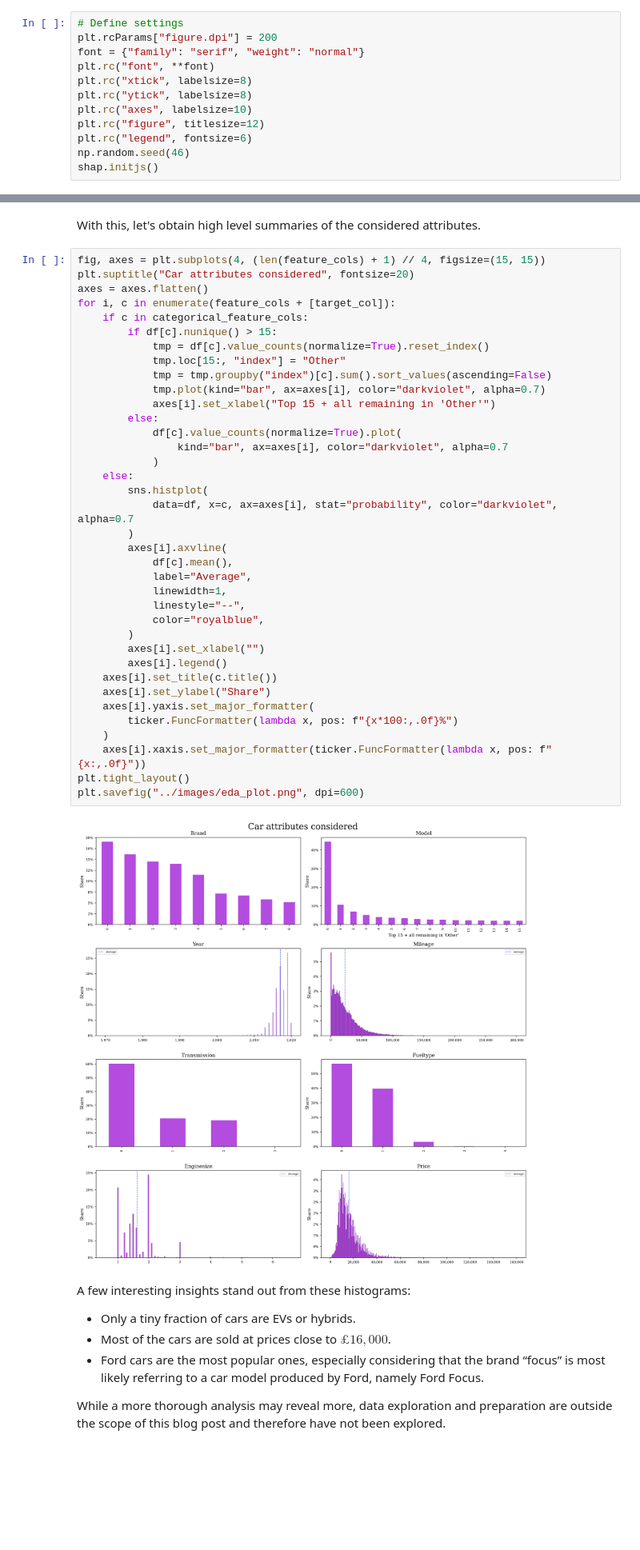
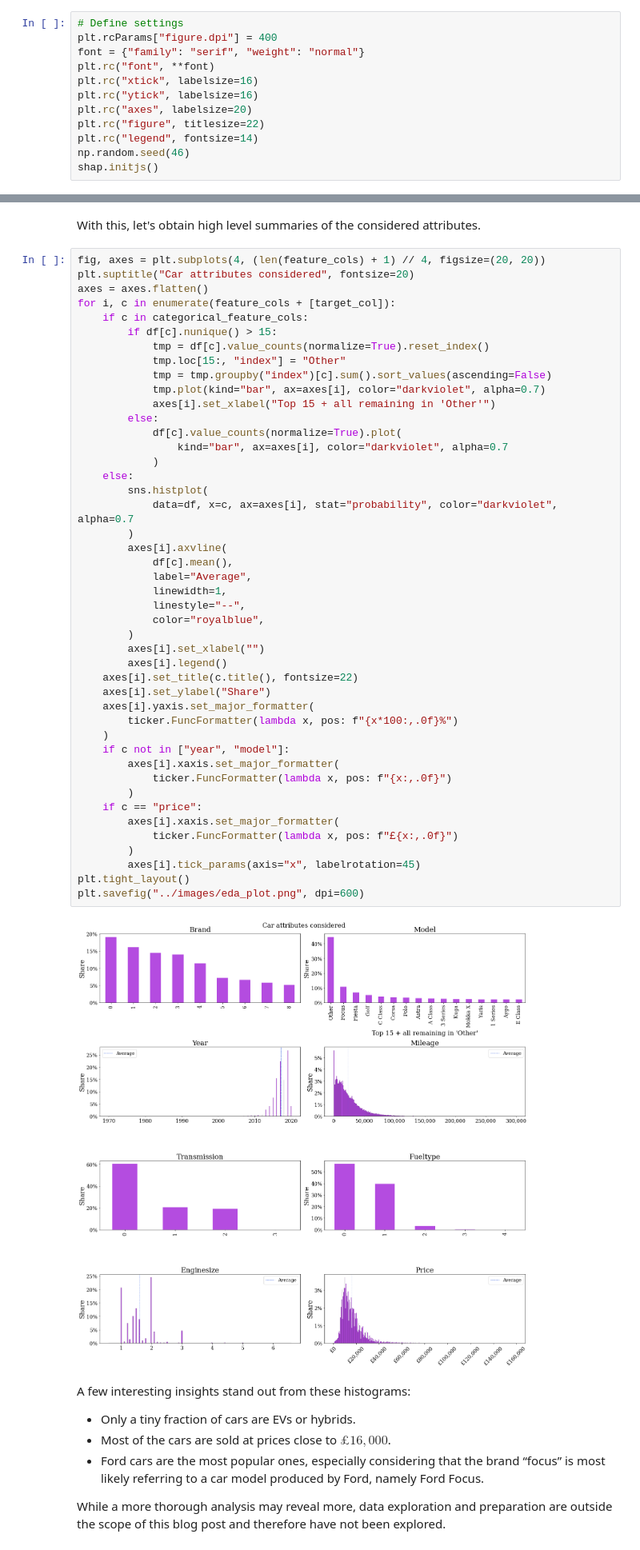
Before and after one commit to calyptis/LeafSim, a Jupyter notebook: notebooks/LeafSim.ipynb, the cells around one changed output, grey strips where cells are left out. Shown at 80% size. Cells and saved outputs as stored; diff of their text form; blank space fills up the shorter version.

```diff
--- a/notebooks/LeafSim.ipynb
+++ b/notebooks/LeafSim.ipynb
@@ -56,13 +85,13 @@ from src.utils import get_similarity_table, get_similarity_plots
 # %%
 # Define settings
-plt.rcParams["figure.dpi"] = 200
+plt.rcParams["figure.dpi"] = 400
 font = {"family": "serif", "weight": "normal"}
 plt.rc("font", **font)
-plt.rc("xtick", labelsize=8)
-plt.rc("ytick", labelsize=8)
-plt.rc("axes", labelsize=10)
-plt.rc("figure", titlesize=12)
-plt.rc("legend", fontsize=6)
+plt.rc("xtick", labelsize=16)
+plt.rc("ytick", labelsize=16)
+plt.rc("axes", labelsize=20)
+plt.rc("figure", titlesize=22)
+plt.rc("legend", fontsize=14)
 np.random.seed(46)
 shap.initjs()
 # %% [output]
@@ -156,7 +184,7 @@ df["ID"] = df.index.tolist()
 # %% [markdown]
 With this, let's obtain high level summaries of the considered attributes.
 # %%
-fig, axes = plt.subplots(4, (len(feature_cols) + 1) // 4, figsize=(15, 15))
+fig, axes = plt.subplots(4, (len(feature_cols) + 1) // 4, figsize=(20, 20))
 plt.suptitle("Car attributes considered", fontsize=20)
 axes = axes.flatten()
 for i, c in enumerate(feature_cols + [target_col]):
@@ -164,36 +192,44 @@ for i, c in enumerate(feature_cols + [target_col]):
         if df[c].nunique() > 15:
             tmp = df[c].value_counts(normalize=True).reset_index()
             tmp.loc[15:, "index"] = "Other"
             tmp = tmp.groupby("index")[c].sum().sort_values(ascending=False)
             tmp.plot(kind="bar", ax=axes[i], color="darkviolet", alpha=0.7)
             axes[i].set_xlabel("Top 15 + all remaining in 'Other'")
         else:
             df[c].value_counts(normalize=True).plot(
                 kind="bar", ax=axes[i], color="darkviolet", alpha=0.7
             )
     else:
         sns.histplot(
             data=df, x=c, ax=axes[i], stat="probability", color="darkviolet", alpha=0.7
         )
         axes[i].axvline(
             df[c].mean(),
             label="Average",
             linewidth=1,
             linestyle="--",
             color="royalblue",
         )
         axes[i].set_xlabel("")
         axes[i].legend()
-    axes[i].set_title(c.title())
+    axes[i].set_title(c.title(), fontsize=22)
     axes[i].set_ylabel("Share")
     axes[i].yaxis.set_major_formatter(
         ticker.FuncFormatter(lambda x, pos: f"{x*100:,.0f}%")
     )
-    axes[i].xaxis.set_major_formatter(ticker.FuncFormatter(lambda x, pos: f"{x:,.0f}"))
+    if c not in ["year", "model"]:
+        axes[i].xaxis.set_major_formatter(
+            ticker.FuncFormatter(lambda x, pos: f"{x:,.0f}")
+        )
+    if c == "price":
+        axes[i].xaxis.set_major_formatter(
+            ticker.FuncFormatter(lambda x, pos: f"£{x:,.0f}")
+        )
+        axes[i].tick_params(axis="x", labelrotation=45)
 plt.tight_layout()
 plt.savefig("../images/eda_plot.png", dpi=600)
 # %% [output]
-[figure, old version]
+[figure, new version]
 # %% [markdown]
 A few interesting insights stand out from these histograms:
 
```
Also changed, not shown: parts of 45 cells of this notebook.
